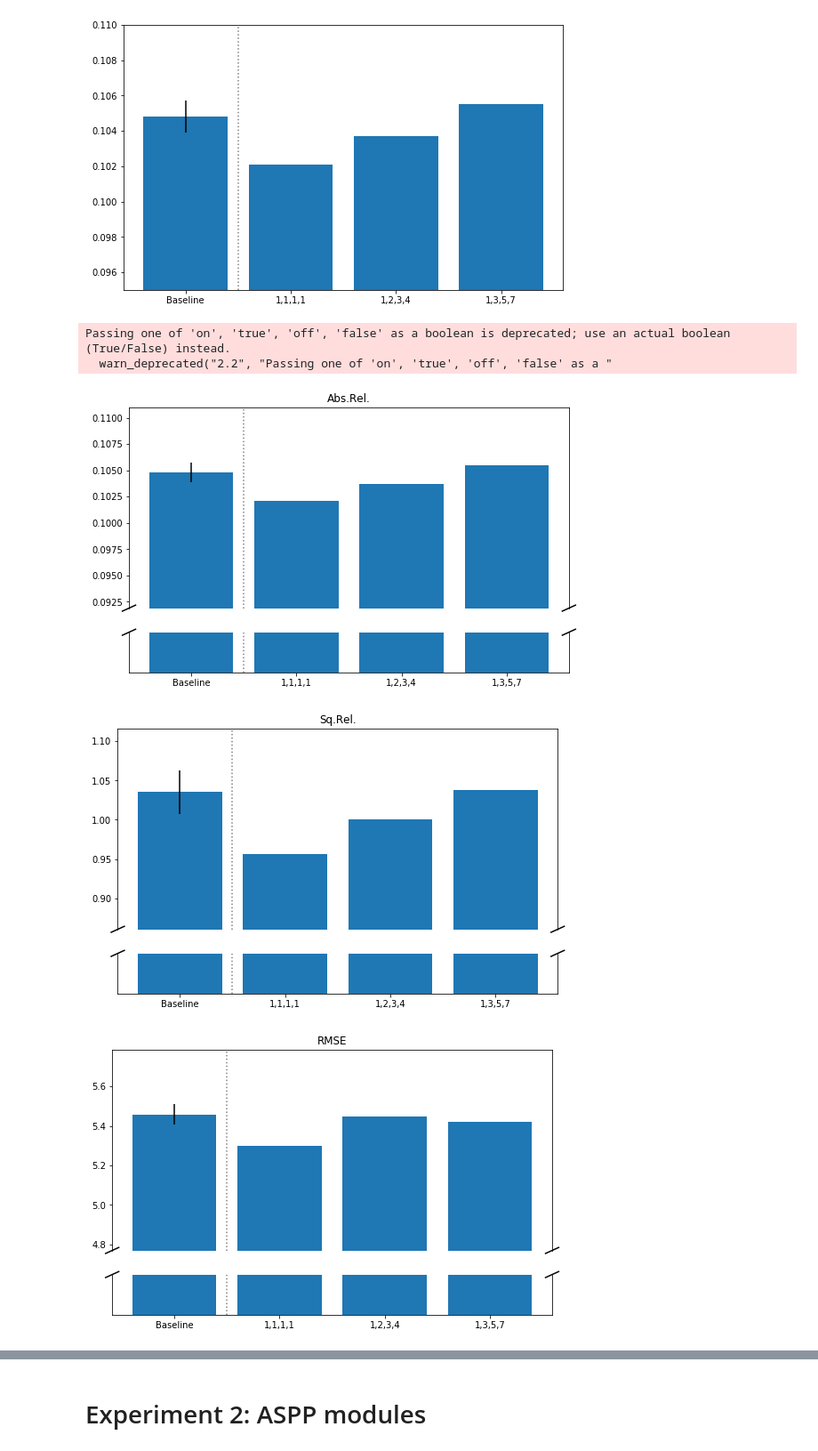
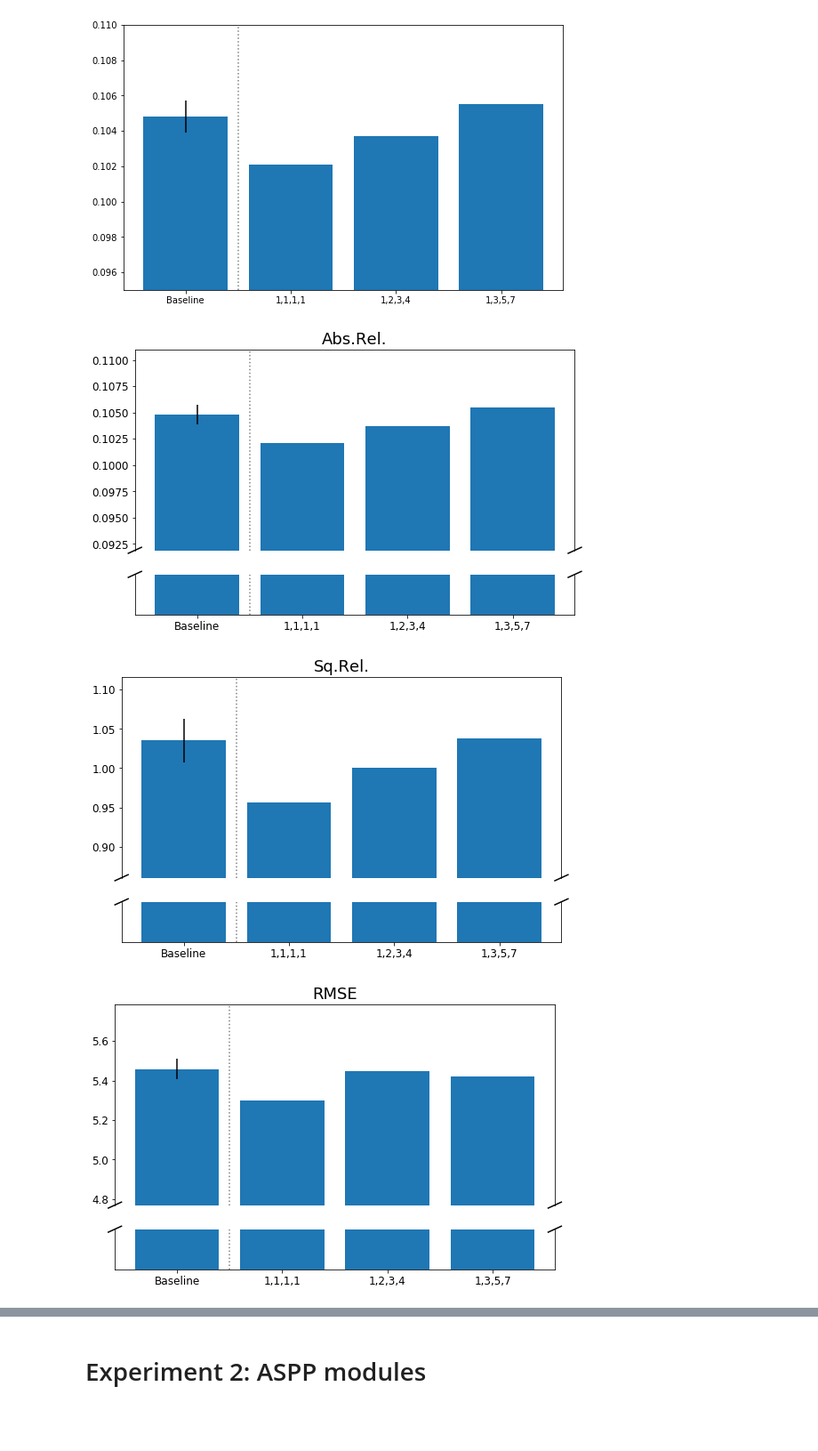
Before and after one commit to braun-steven/atrous-monodepth, a Jupyter notebook: notebooks/Results.ipynb, the cells around one changed output, grey strips where cells are left out. Shown at 89% size. Saved outputs shown, nothing was run; the diff lists cells and outputs as text; code cells hidden in the pictures; blank space fills up the shorter version.

Commit message:
Plot changes

```diff
--- a/notebooks/Results.ipynb
+++ b/notebooks/Results.ipynb
@@ -50,7 +50,7 @@ def broken_barplot(x, y, yerr, ratio=5, title="", figsize=None):
     ax = plt.subplot(gs[0])
     ax2 = plt.subplot(gs[1])
 
-    ax.set_title(title)
+    ax.set_title(title, fontsize=18)
 
     # plot the same data on both axes
     bar = ax.bar(x, y, yerr=yerr)
@@ -65,37 +65,36 @@ def broken_barplot(x, y, yerr, ratio=5, title="", figsize=None):
     ax2.set_ylim(0, 0.003)  # just the bottom to indicate break in y axis
 
     # hide the spines between ax and ax2
     ax.spines['bottom'].set_visible(False)
     ax2.spines['top'].set_visible(False)
     ax.xaxis.tick_top()
-    ax.tick_params(labeltop='off', top='off')  # don't put tick labels at the top
-    ax2.tick_params(left='off', labelleft='off')
+    ax.tick_params(labeltop=False, top=False, labelsize=12)  # don't put tick labels at the top
+    ax2.tick_params(left=False, labelleft=False, labelsize=12)
     ax2.xaxis.tick_bottom()
 
     # This looks pretty good, and was fairly painless, but you can get that
     # cut-out diagonal lines look with just a bit more work. The important
     # thing to know here is that in axes coordinates, which are always
     # between 0-1, spine endpoints are at these locations (0,0), (0,1),
     # (1,0), and (1,1).  Thus, we just need to put the diagonals in the
     # appropriate corners of each of our axes, and so long as we use the
     # right transform and disable clipping.
 
     d = .015  # how big to make the diagonal lines in axes coordinates
     # arguments to pass to plot, just so we don't keep repeating them
     kwargs = dict(transform=ax.transAxes, color='k', clip_on=False)
     ax.plot((-d, +d), (-d, +d), **kwargs)        # top-left diagonal
     ax.plot((1 - d, 1 + d), (-d, +d), **kwargs)  # top-right diagonal
 
     kwargs.update(transform=ax2.transAxes)  # switch to the bottom axes
     ax2.plot((-d, +d), (1 - ratio*d, 1 + ratio*d), **kwargs)  # bottom-left diagonal
     ax2.plot((1 - d, 1 + d), (1 - ratio*d, 1 + ratio*d), **kwargs)  # bottom-right diagonal
 
 
 for error in ["Abs.Rel.", "Sq.Rel.", "RMSE", "RMSE log", "δ<1.25", "δ<1.25^2", "δ<1.25^3"]:
     broken_barplot(df["Model"], df[error], yerr=[baseline_stds[error], 0, 0, 0], title=error, figsize=get_figsize(2.0))
+    plt.savefig("../data/plots/experiment1_{}.png".format(error.replace(".", "")))
 # %% [output]
-Passing one of 'on', 'true', 'off', 'false' as a boolean is deprecated; use an actual boolean (True/False) instead.
-  warn_deprecated("2.2", "Passing one of 'on', 'true', 'off', 'false' as a "
-[figure, old version]
+[figure, new version]
-[figure, old version]
+[figure, new version]
-[figure, old version]
+[figure, new version]
```
Also changed, not shown: parts of 2 cells of this notebook.
